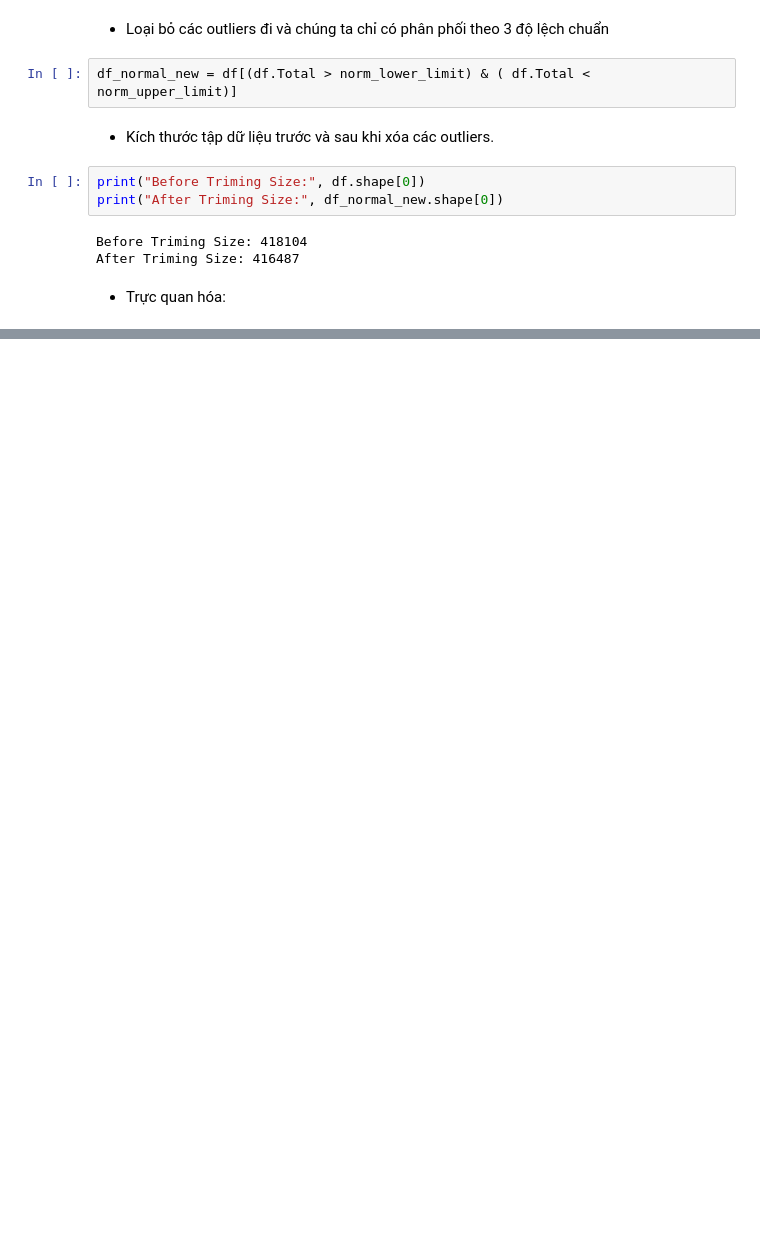
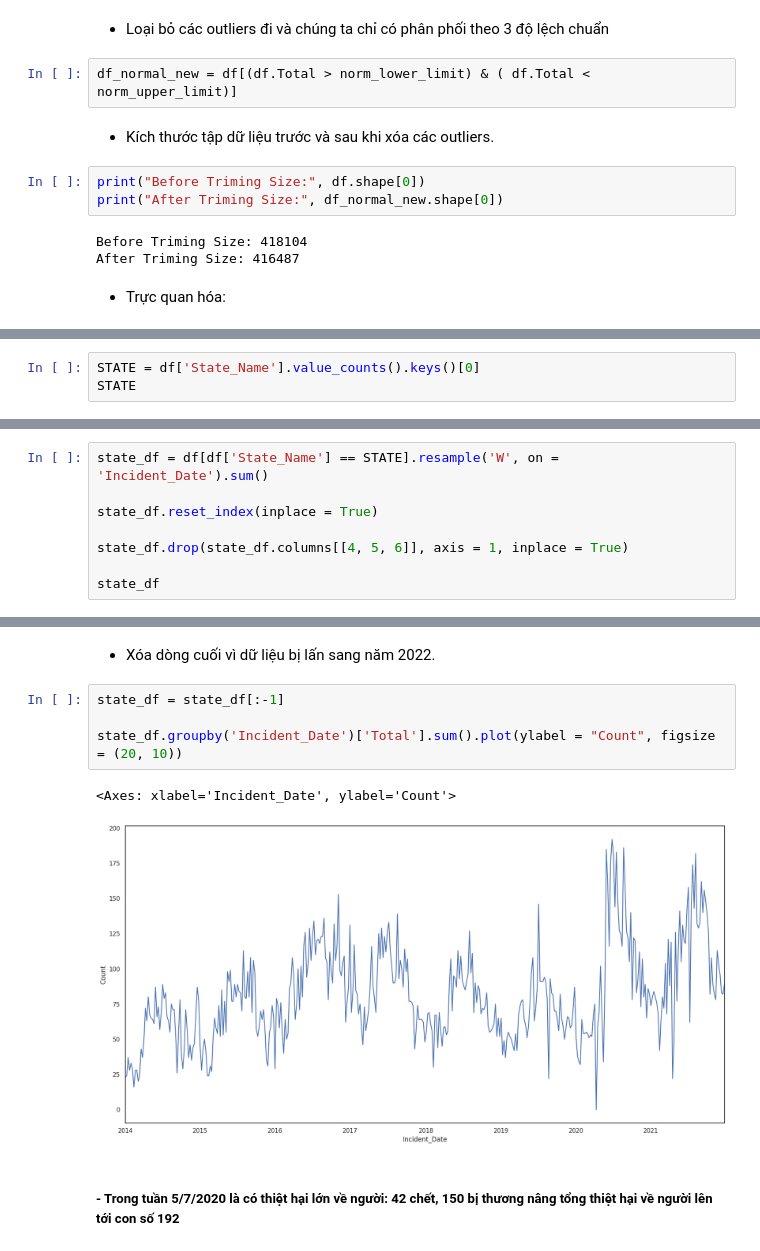
Before and after one commit to NgoDangQuang/KHDLUD, a Jupyter notebook: 1712888_18120526_18120527_19120633.ipynb, the cells around one changed output, grey strips where cells are left out. Cells and saved outputs as stored; diff of their text form; blank space fills up the shorter version.

```diff
--- a/1712888_18120526_18120527_19120633.ipynb
+++ b/1712888_18120526_18120527_19120633.ipynb
@@ -986,0 +1015,3 @@ plt.show()
+# %%
+STATE = df['State_Name'].value_counts().keys()[0]
+STATE
@@ -986,0 +1022,8 @@ plt.show()
+# %%
+state_df = df[df['State_Name'] == STATE].resample('W', on = 'Incident_Date').sum()
+
+state_df.reset_index(inplace = True)
+
+state_df.drop(state_df.columns[[4, 5, 6]], axis = 1, inplace = True)
+
+state_df
@@ -986,0 +1044,11 @@ plt.show()
+# %% [markdown]
+- Xóa dòng cuối vì dữ liệu bị lấn sang năm 2022.
+# %%
+state_df = state_df[:-1]
+
+state_df.groupby('Incident_Date')['Total'].sum().plot(ylabel = "Count", figsize = (20, 10))
+# %% [output]
+<Axes: xlabel='Incident_Date', ylabel='Count'>
+[figure, added]
+# %% [markdown]
+##### - Trong tuần 5/7/2020 là có thiệt hại lớn về người: 42 chết, 150 bị thương nâng tổng thiệt hại về người lên tới con số 192
```
Also changed, not shown: parts of 44 cells of this notebook.
